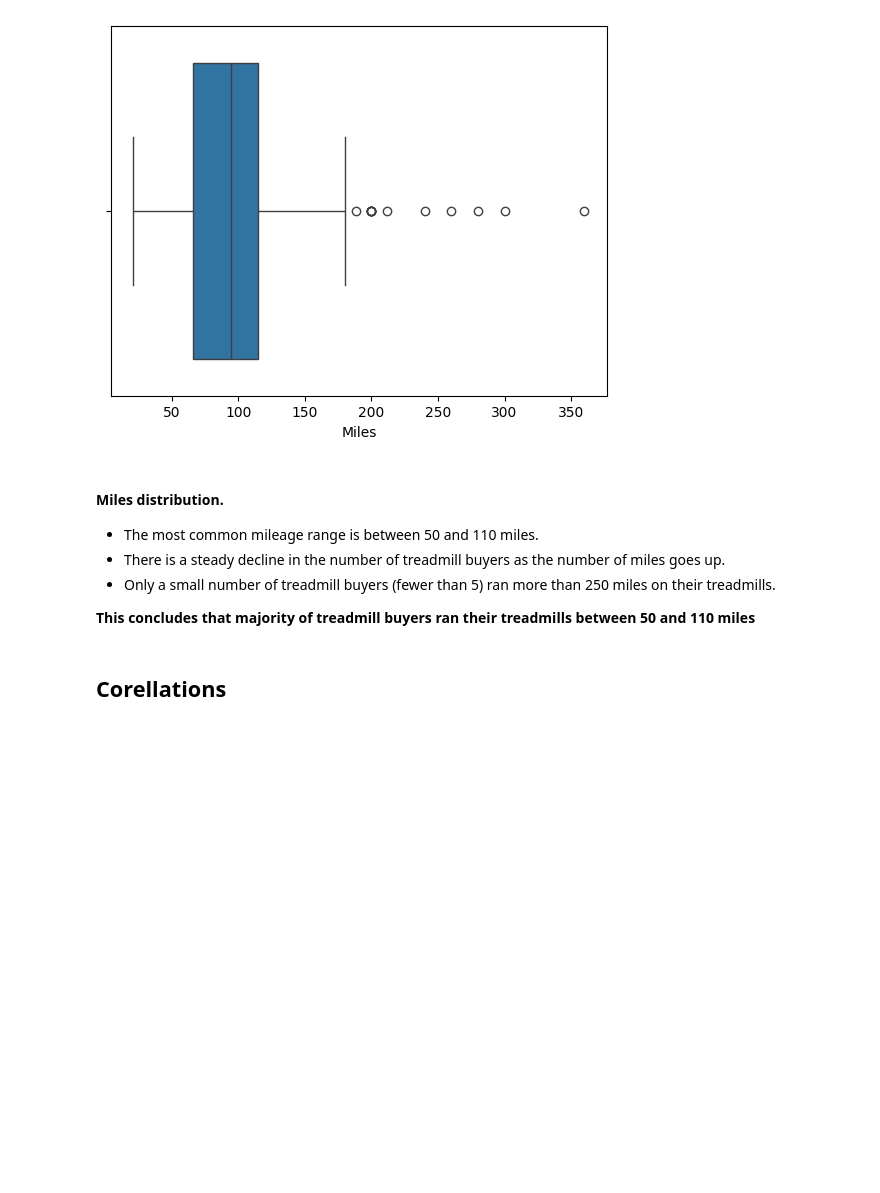
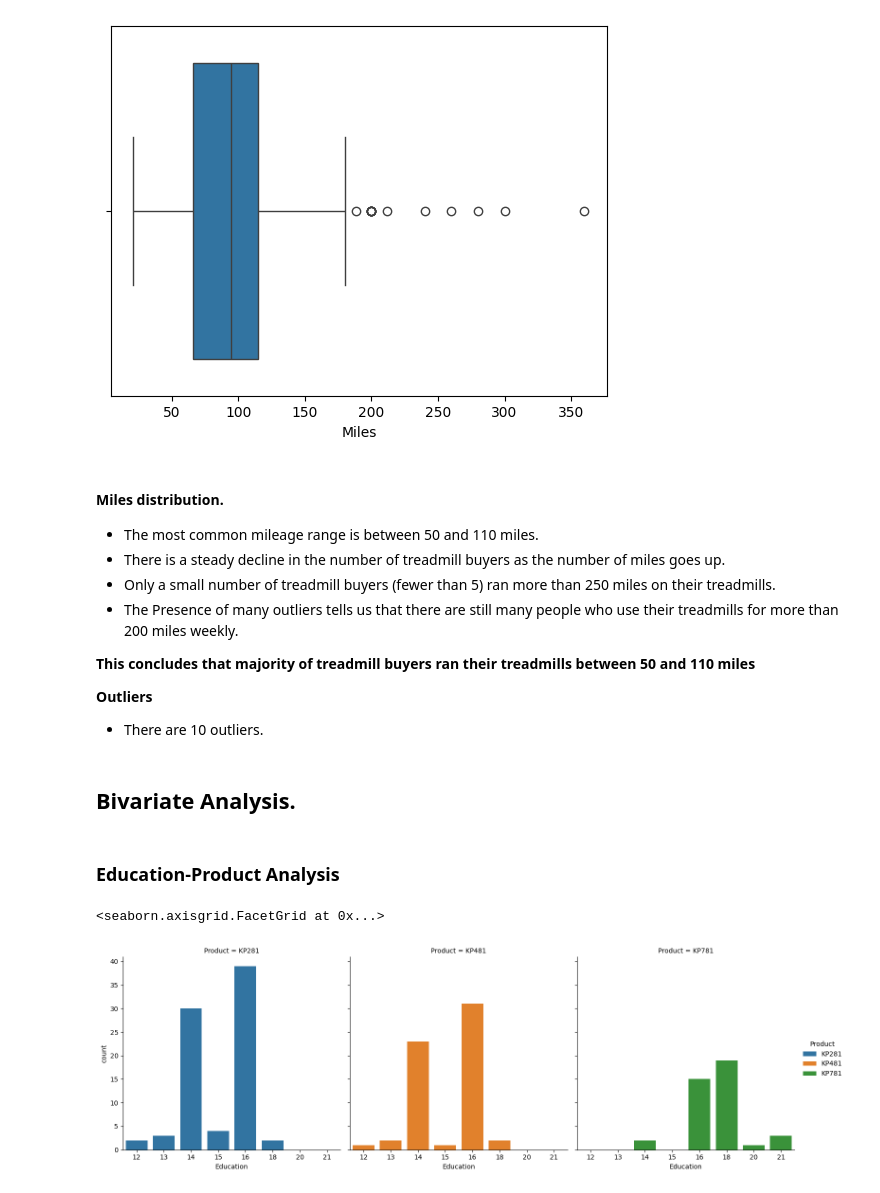
Before and after one commit to 2k4sm/aerofitAnalysis, a Jupyter notebook: aerofit_analysis.ipynb, the cells around one changed output. Saved outputs shown, nothing was run; the diff lists cells and outputs as text; code cells hidden in the pictures; blank space fills up the shorter version.

Commit message:
creates bivariate analysis

```diff
--- a/aerofit_analysis.ipynb
+++ b/aerofit_analysis.ipynb
@@ -321,7 +328,19 @@ sns.boxplot(data=df, x="Miles")
 - The most common mileage range is between 50 and 110 miles.
 - There is a steady decline in the number of treadmill buyers as the number of miles goes up.
 - Only a small number of treadmill buyers (fewer than 5) ran more than 250 miles on their treadmills.
+- The Presence of many outliers tells us that there are still many people who use their treadmills for more than 200 miles weekly.
 
 **This concludes that majority of treadmill buyers ran their treadmills between 50 and 110 miles**
+
+**Outliers**
+
+- There are 10 outliers.
-# %% [markdown]
-## Corellations
+# %% [markdown]
+## Bivariate Analysis.
+# %% [markdown]
+### Education-Product Analysis
+# %%
+sns.catplot(data=df,x="Education",col="Product",kind="count",hue="Product")
+# %% [output]
+<seaborn.axisgrid.FacetGrid at 0x...>
+[figure, added]
```
Also changed, not shown: parts of 30 cells of this notebook.
